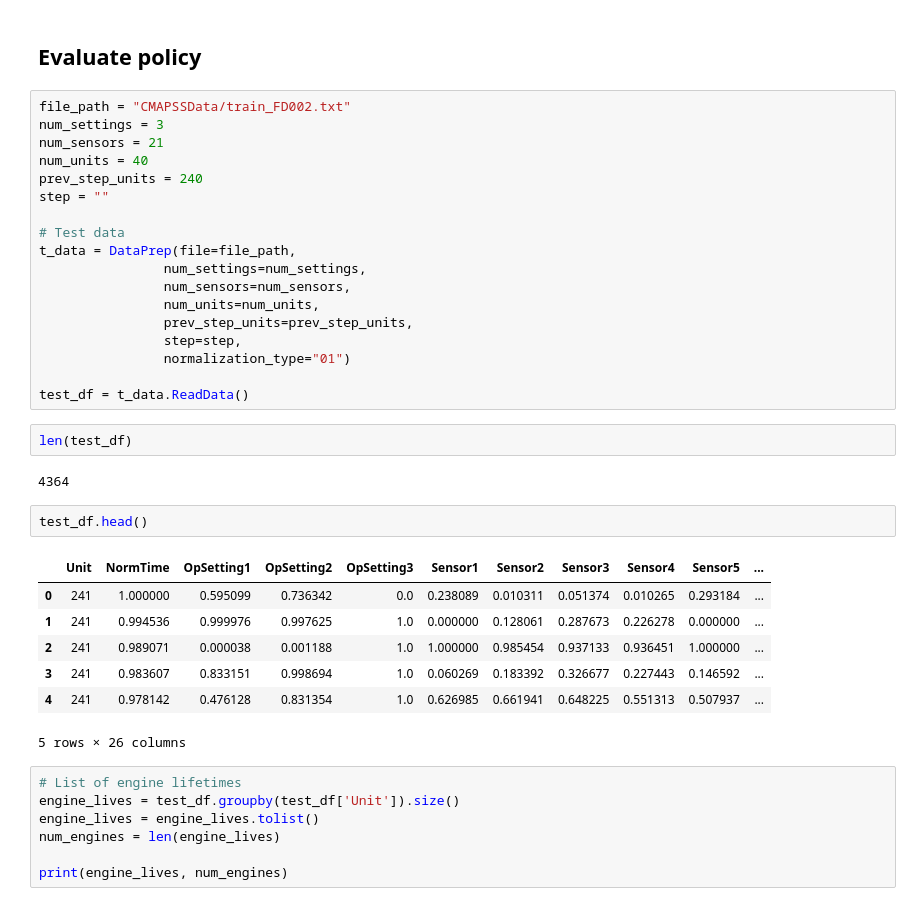
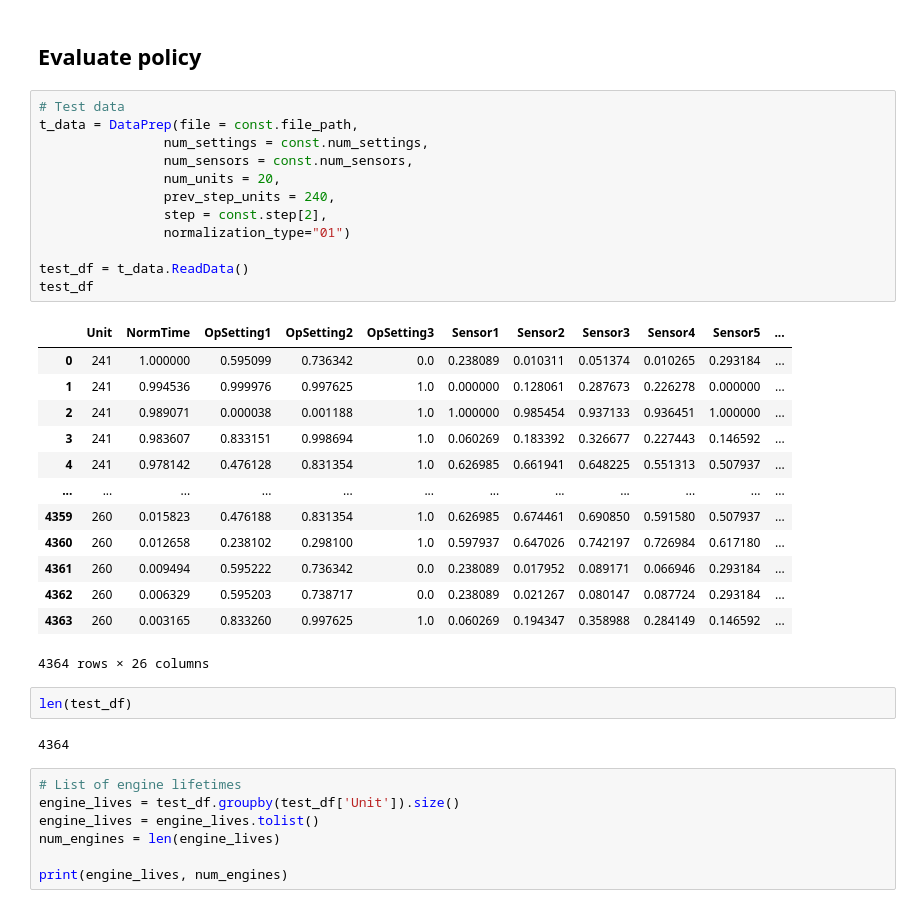
Before and after one commit to erskordi/RL_Reliability, a Jupyter notebook: ddpg_rl_rul.ipynb, the cells around one changed output. Drawn from its saved outputs; the diff is of its cells as text.

```diff
--- a/ddpg_rl_rul.ipynb
+++ b/ddpg_rl_rul.ipynb
@@ -341,37 +349,35 @@ plt.show()
 # %% [markdown]
 ## Evaluate policy
 # %%
-file_path = "CMAPSSData/train_FD002.txt"
-num_settings = 3
-num_sensors = 21
-num_units = 40
-prev_step_units = 240
-step = ""
-
 # Test data
-t_data = DataPrep(file=file_path,
-                num_settings=num_settings,
-                num_sensors=num_sensors,
-                num_units=num_units,
-                prev_step_units=prev_step_units,
-                step=step,
+t_data = DataPrep(file = const.file_path,
+                num_settings = const.num_settings,
+                num_sensors = const.num_sensors,
+                num_units = 20,
+                prev_step_units = 240,
+                step = const.step[2],
                 normalization_type="01")
 
 test_df = t_data.ReadData()
+test_df
+# %% [output]
+|  | Unit | NormTime | OpSetting1 | OpSetting2 | OpSetting3 | Sensor1 | Sensor2 | Sensor3 | Sensor4 | Sensor5 | ... |
+| 0 | 241 | 1.000000 | 0.595099 | 0.736342 | 0.0 | 0.238089 | 0.010311 | 0.051374 | 0.010265 | 0.293184 | ... |
+| 1 | 241 | 0.994536 | 0.999976 | 0.997625 | 1.0 | 0.000000 | 0.128061 | 0.287673 | 0.226278 | 0.000000 | ... |
+| 2 | 241 | 0.989071 | 0.000038 | 0.001188 | 1.0 | 1.000000 | 0.985454 | 0.937133 | 0.936451 | 1.000000 | ... |
+| 3 | 241 | 0.983607 | 0.833151 | 0.998694 | 1.0 | 0.060269 | 0.183392 | 0.326677 | 0.227443 | 0.146592 | ... |
+| 4 | 241 | 0.978142 | 0.476128 | 0.831354 | 1.0 | 0.626985 | 0.661941 | 0.648225 | 0.551313 | 0.507937 | ... |
+| ... | ... | ... | ... | ... | ... | ... | ... | ... | ... | ... | ... |
+| 4359 | 260 | 0.015823 | 0.476188 | 0.831354 | 1.0 | 0.626985 | 0.674461 | 0.690850 | 0.591580 | 0.507937 | ... |
+| 4360 | 260 | 0.012658 | 0.238102 | 0.298100 | 1.0 | 0.597937 | 0.647026 | 0.742197 | 0.726984 | 0.617180 | ... |
+| 4361 | 260 | 0.009494 | 0.595222 | 0.736342 | 0.0 | 0.238089 | 0.017952 | 0.089171 | 0.066946 | 0.293184 | ... |
+| 4362 | 260 | 0.006329 | 0.595203 | 0.738717 | 0.0 | 0.238089 | 0.021267 | 0.080147 | 0.087724 | 0.293184 | ... |
+| 4363 | 260 | 0.003165 | 0.833260 | 0.997625 | 1.0 | 0.060269 | 0.194347 | 0.358988 | 0.284149 | 0.146592 | ... |
+4364 rows × 26 columns
 # %%
 len(test_df)
 # %% [output]
 4364
-# %%
-test_df.head()
-# %% [output]
-|  | Unit | NormTime | OpSetting1 | OpSetting2 | OpSetting3 | Sensor1 | Sensor2 | Sensor3 | Sensor4 | Sensor5 | ... |
-| 0 | 241 | 1.000000 | 0.595099 | 0.736342 | 0.0 | 0.238089 | 0.010311 | 0.051374 | 0.010265 | 0.293184 | ... |
-| 1 | 241 | 0.994536 | 0.999976 | 0.997625 | 1.0 | 0.000000 | 0.128061 | 0.287673 | 0.226278 | 0.000000 | ... |
-| 2 | 241 | 0.989071 | 0.000038 | 0.001188 | 1.0 | 1.000000 | 0.985454 | 0.937133 | 0.936451 | 1.000000 | ... |
-| 3 | 241 | 0.983607 | 0.833151 | 0.998694 | 1.0 | 0.060269 | 0.183392 | 0.326677 | 0.227443 | 0.146592 | ... |
-| 4 | 241 | 0.978142 | 0.476128 | 0.831354 | 1.0 | 0.626985 | 0.661941 | 0.648225 | 0.551313 | 0.507937 | ... |
-5 rows × 26 columns
 # %%
 # List of engine lifetimes
 engine_lives = test_df.groupby(test_df['Unit']).size()
```
Also changed, not shown: parts of 15 cells of this notebook, 18 other files.
